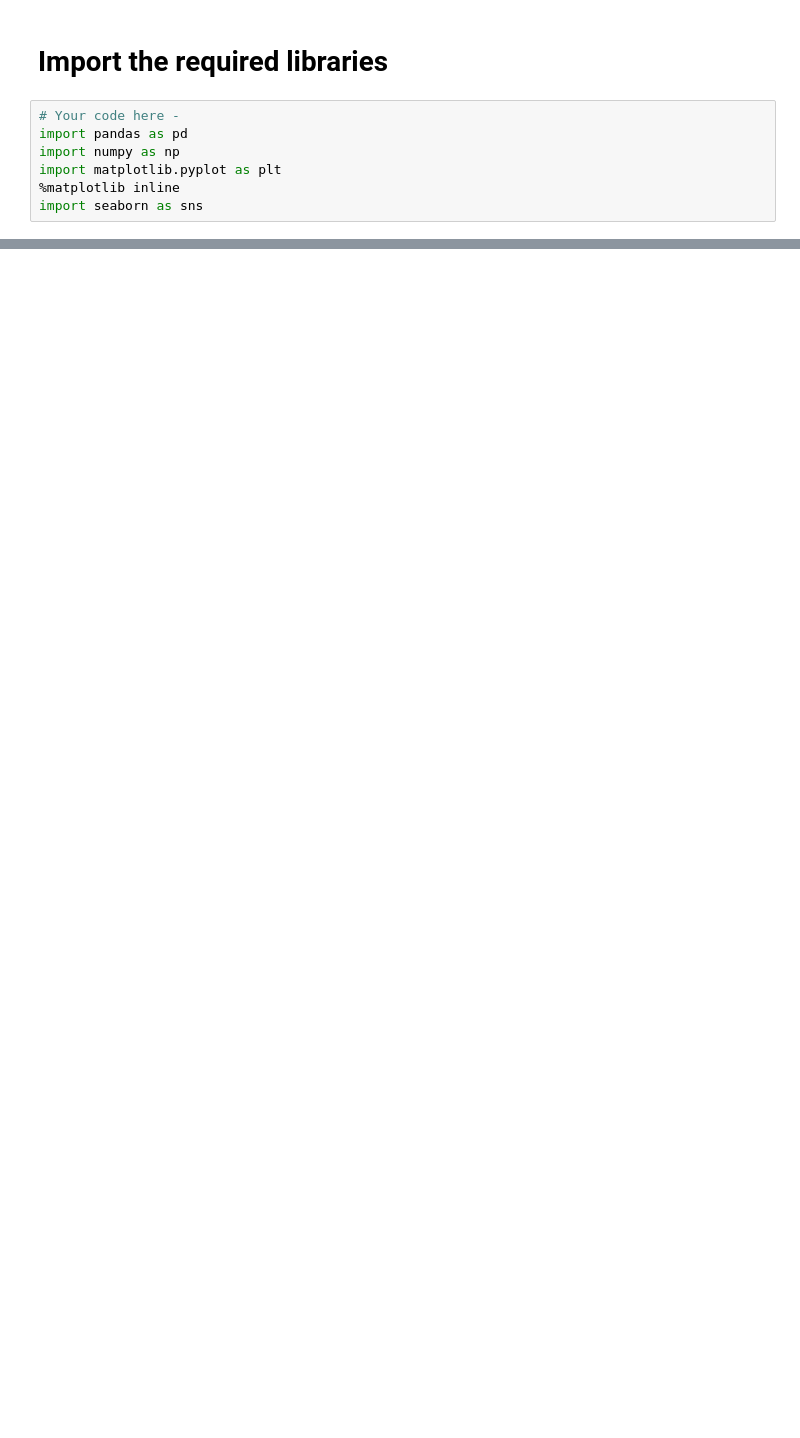
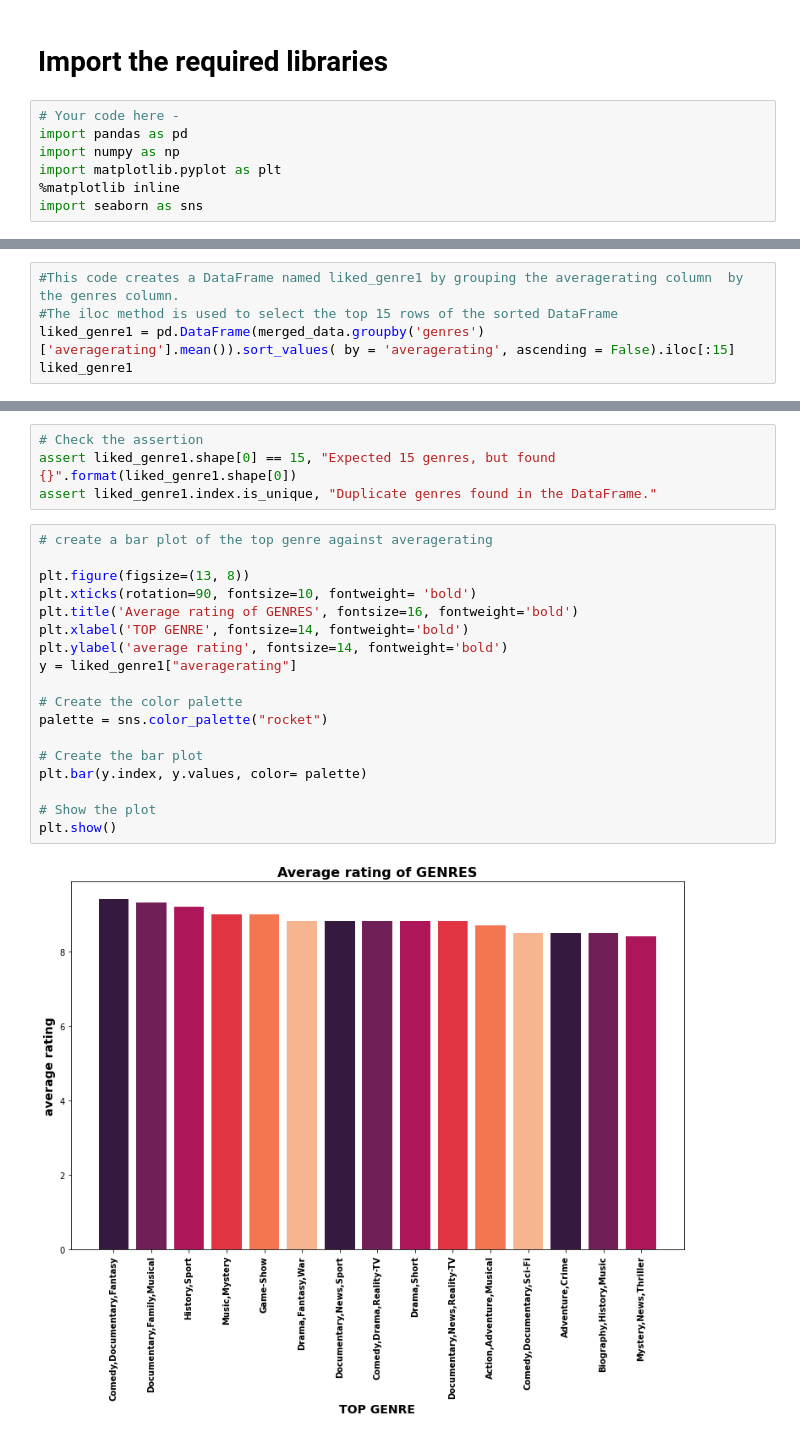
Before and after one commit to Khadija-Omar/final-dsc-phase-1-project, a Jupyter notebook: student.ipynb, the cells around one changed output, grey strips where cells are left out. Cells and saved outputs as stored; diff of their text form; blank space fills up the shorter version.

```diff
--- a/student.ipynb
+++ b/student.ipynb
@@ -98,0 +508,5 @@ import seaborn as sns
+# %%
+#This code creates a DataFrame named liked_genre1 by grouping the averagerating column  by the genres column.
+#The iloc method is used to select the top 15 rows of the sorted DataFrame
+liked_genre1 = pd.DataFrame(merged_data.groupby('genres')['averagerating'].mean()).sort_values( by = 'averagerating', ascending = False).iloc[:15]
+liked_genre1
@@ -98,0 +531,24 @@ import seaborn as sns
+# %%
+# Check the assertion
+assert liked_genre1.shape[0] == 15, "Expected 15 genres, but found {}".format(liked_genre1.shape[0])
+assert liked_genre1.index.is_unique, "Duplicate genres found in the DataFrame."
+# %%
+# create a bar plot of the top genre against averagerating
+
+plt.figure(figsize=(13, 8))
+plt.xticks(rotation=90, fontsize=10, fontweight= 'bold')
+plt.title('Average rating of GENRES', fontsize=16, fontweight='bold')
+plt.xlabel('TOP GENRE', fontsize=14, fontweight='bold')
+plt.ylabel('average rating', fontsize=14, fontweight='bold')
+y = liked_genre1["averagerating"]
+
+# Create the color palette
+palette = sns.color_palette("rocket")
+
+# Create the bar plot
+plt.bar(y.index, y.values, color= palette)
+
+# Show the plot
+plt.show()
+# %% [output]
+[figure, added]
```
Also changed, not shown: parts of 97 cells of this notebook.
